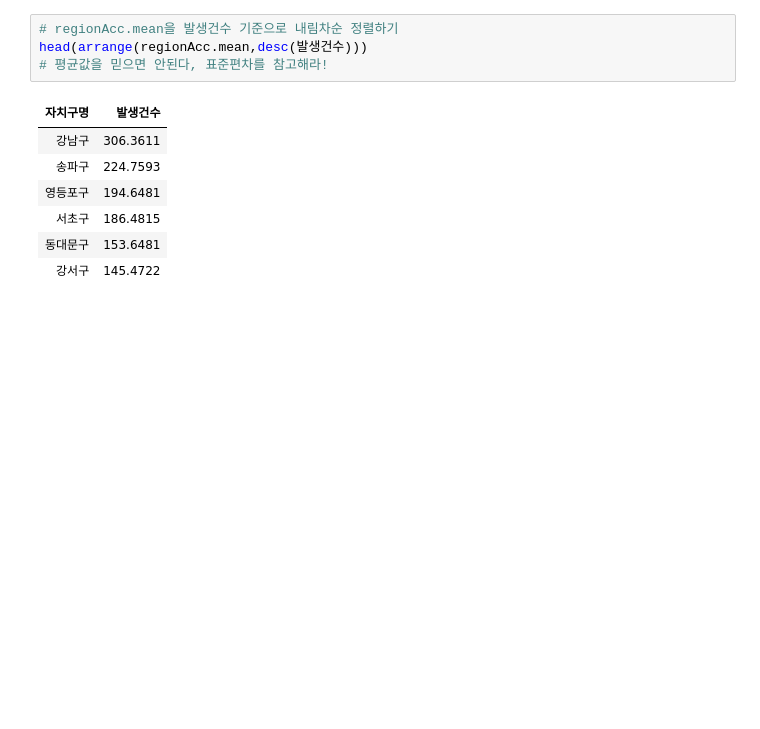
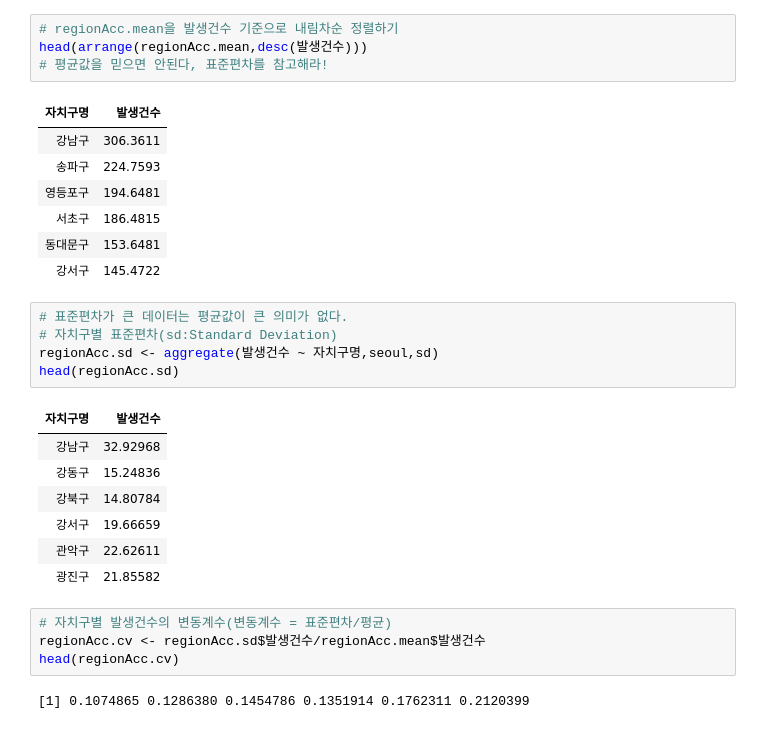
Before and after one commit to swyoo39/R_base, a Jupyter notebook: R_base/08.파일 입출력.ipynb, the cells around one changed output. Cells and saved outputs as stored; diff of their text form; blank space fills up the shorter version.

```diff
--- a/R_base/08.파일 입출력.ipynb
+++ b/R_base/08.파일 입출력.ipynb
@@ -635,3 +641,22 @@ head(arrange(regionAcc.mean,desc(발생건수)))
 | 서초구 | 186.4815 |
 | 동대문구 | 153.6481 |
 | 강서구 | 145.4722 |
+# %%
+# 표준편차가 큰 데이터는 평균값이 큰 의미가 없다.
+# 자치구별 표준편차(sd:Standard Deviation)
+regionAcc.sd <- aggregate(발생건수 ~ 자치구명,seoul,sd)
+head(regionAcc.sd)
+# %% [output]
+| 자치구명 | 발생건수 |
+| 강남구 | 32.92968 |
+| 강동구 | 15.24836 |
+| 강북구 | 14.80784 |
+| 강서구 | 19.66659 |
+| 관악구 | 22.62611 |
+| 광진구 | 21.85582 |
+# %%
+# 자치구별 발생건수의 변동계수(변동계수 = 표준편차/평균)
+regionAcc.cv <- regionAcc.sd$발생건수/regionAcc.mean$발생건수
+head(regionAcc.cv)
+# %% [output]
+[1] 0.1074865 0.1286380 0.1454786 0.1351914 0.1762311 0.2120399
```
Also changed, not shown: parts of 19 cells of this notebook, 3 other files.
